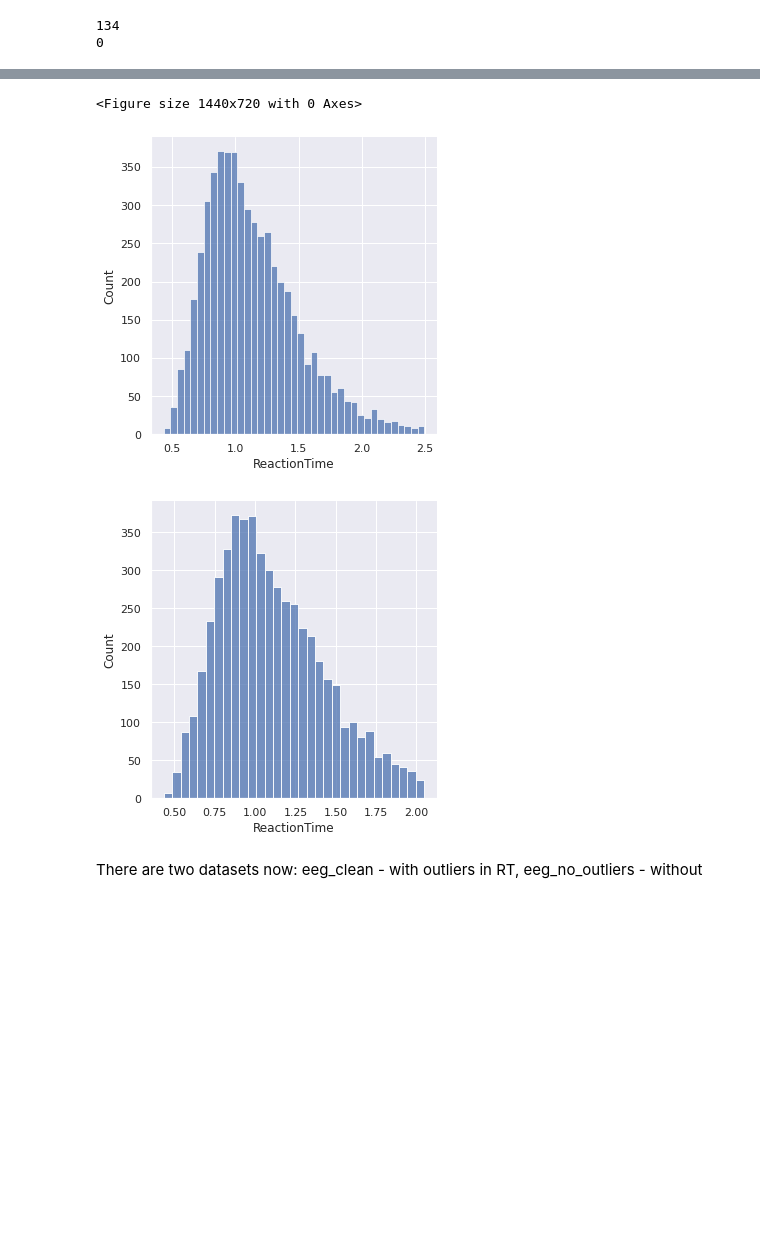
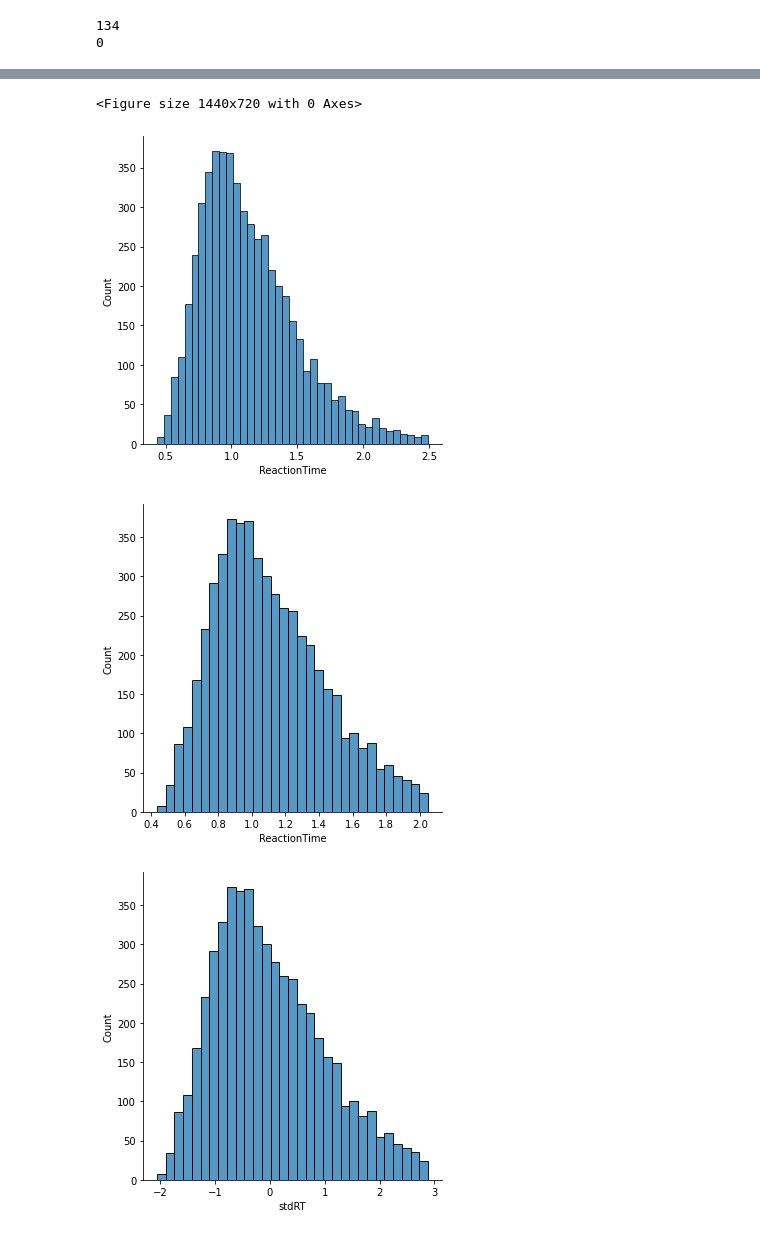
Before and after one commit to cristinarainich/Sternberg_analysis, a Jupyter notebook: EEG_dataset.ipynb, the cells around one changed output, grey strips where cells are left out. Saved outputs shown, nothing was run; the diff lists cells and outputs as text; code cells hidden in the pictures; blank space fills up the shorter version.

```diff
--- a/EEG_dataset.ipynb
+++ b/EEG_dataset.ipynb
@@ -105,0 +92,9 @@ eeg_subset[eeg_subset['Response'] == 'No Response']
+# %%
+# creating CorrPercentage variable
+eeg_subset['CorrPercentage'] = np.nan
+subjects = eeg_subset['Subject'].unique().tolist()
+length = eeg_subset.groupby(['Subject'])['Trial'].count() # number of trials per subject
+correct = eeg_subset.groupby(['Subject'])['ResponseCorrect'].sum() # sum of correct answers per subject
+for subj in subjects:
+  value = correct[subj] / length[subj]
+  eeg_subset.loc[eeg_subset['Subject'] == subj, 'CorrPercentage'] = value
@@ -128,10 +149 @@ StimulusSounds_idx     0
 dtype: int64
-# %%
-# creating CorrPercentage variable
-eeg_clean['CorrPercentage'] = np.nan
-subjects = eeg_clean['Subject'].unique().tolist()
-length = eeg_clean.groupby(['Subject'])['Trial'].count() # number of trials per subject
-correct = eeg_clean.groupby(['Subject'])['ResponseCorrect'].sum() # sum of correct answers per subject
-for subj in subjects:
-  value = correct[subj] / length[subj]
-  eeg_clean.loc[eeg_clean['Subject'] == subj, 'CorrPercentage'] = value
@@ -209,10 +194,13 @@ print(compare)
 # %%
+# calculating relative position of the word in the list
+# pos for only in seqence trials: probe sound index and stimulus sound index
+# beginning middle or end
 positions = [] # for the new 'position' column in df
 # 1 - beginning, 2 - middle, 3 - end
 ind = eeg_clean['ProbeSound_idx'].values
-in_out = eeg_clean['ProbeTypeName'].values
+in_out = eeg_clean['ProbeType'].values
 for i in range(0, len(ind)):
-  if in_out[i] == 'in_sequence': # if it is in sequence
+  if in_out[i] == 2: # if it is in sequence
     if ind[i] in new_sound_idx[i]:
       # for length of the list 3
       if len(new_sound_idx[i]) == 3:
@@ -253,7 +241,7 @@ for i in range(0, len(ind)):
     else:
       print('Check', i)
       break
-  elif in_out[i] == 'out_of_sequence':
+  elif in_out[i] == 1:
     positions.append(0) # if it is out of sequence it is not in the list
   else:
     print('Check', i)
@@ -330,3 +335,7 @@ print(eeg_no_outliers.isnull().sum()['ReactionTime'])
 # %% [output]
 134
 0
+# %%
+# redo standardization with new values
+rt = eeg_no_outliers.ReactionTime.values
+eeg_no_outliers['stdRT'] = (rt - rt.mean())/rt.std()
@@ -339,11 +354,11 @@ pl.title("Distribution of RT values without outliers");
 # %%
-# upper plot - with outliers, lower plot - without
+# upper plot - with outliers, lower plots - without
 pl.figure(figsize = (20, 10))
-seaborn.displot(eeg_clean['ReactionTime'])
+seaborn.displot(eeg_clean['ReactionTime']);
 seaborn.displot(eeg_no_outliers['ReactionTime']);
+seaborn.displot(eeg_no_outliers['stdRT']);
 # %% [output]
 <Figure size 1440x720 with 0 Axes>
-[figure, old version]
+[figure, new version]
-[figure, old version]
+[figure, new version]
+[figure, added]
-# %% [markdown]
-There are two datasets now: eeg_clean - with outliers in RT, eeg_no_outliers - without
```
Also changed, not shown: parts of 97 cells of this notebook.
